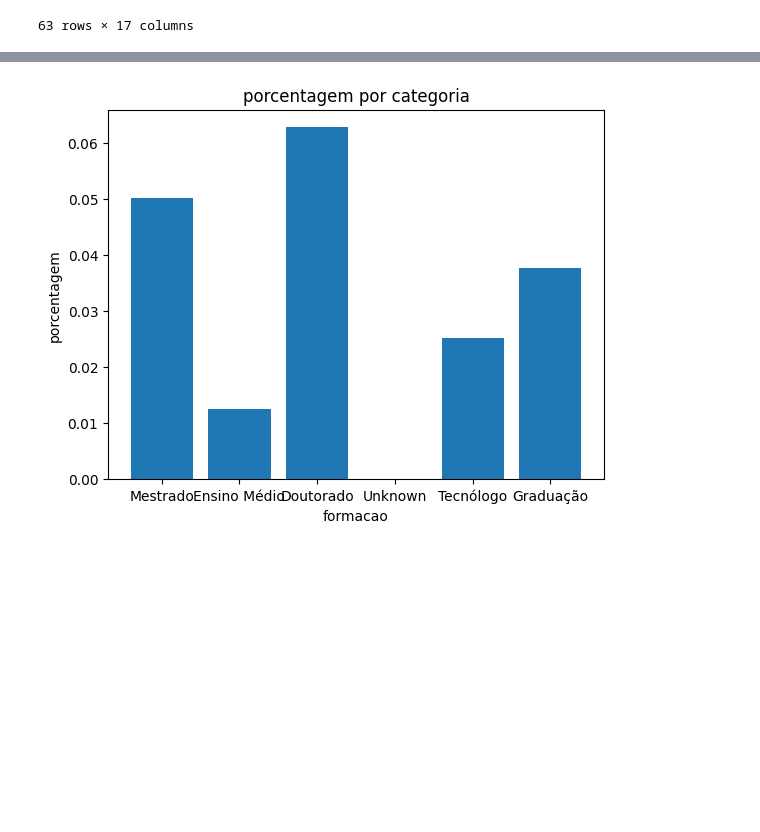
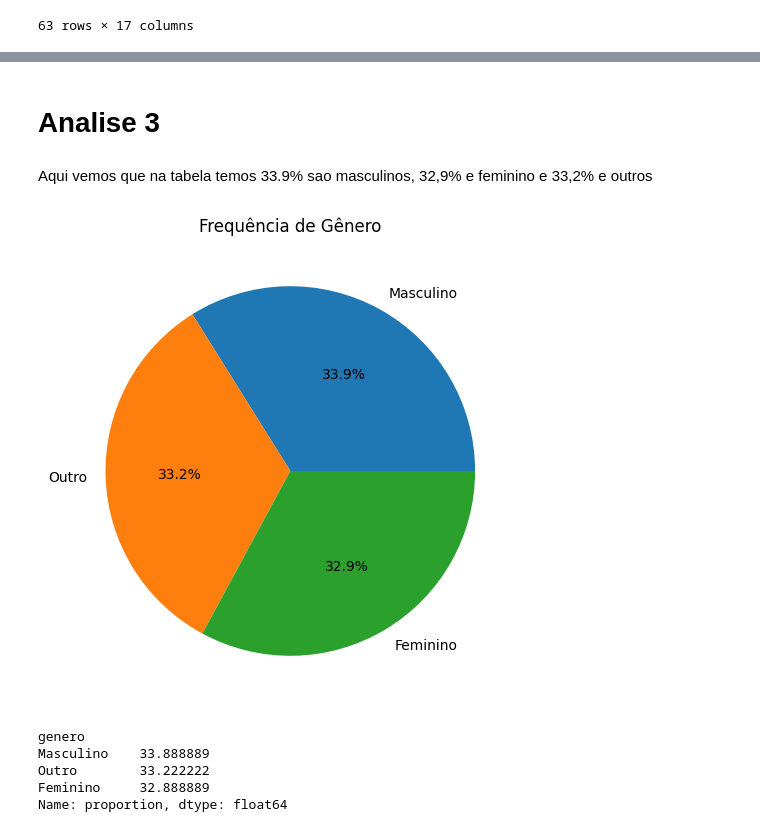
Before and after one commit to jesieldossantos/Curso-IA, a Jupyter notebook: analises/candidatos/candidatos_tecnologia.ipynb, the cells around one changed output, grey strips where cells are left out. Drawn from its saved outputs; the diff is of its cells as text; code cells hidden in the pictures; blank space fills up the shorter version.

```diff
--- a/analises/candidatos/candidatos_tecnologia.ipynb
+++ b/analises/candidatos/candidatos_tecnologia.ipynb
@@ -276,17 +298,23 @@ plt.show()
+# %% [markdown]
+# Analise 3
+# %% [markdown]
+Aqui vemos que na tabela temos 33.9% sao masculinos, 32,9% e feminino e 33,2% e outros
 # %%
-# Ensure formacao_mapping is defined
-formacao_mapping = {'Ensino Médio': 1, 'Tecnólogo': 2, 'Graduação': 3, 'Mestrado': 4, 'Doutorado': 5}
+porcentagem_genero = df_candidatos_completo['genero'].value_counts(normalize=True) * 100
+df_candidatos_completo['porcentagem_genero'] = df_candidatos_completo['genero'].map(porcentagem_genero)
+df_candidatos_completo['formacao_numerico'] = df_candidatos_completo['formacao'].map(formacao_mapping)
+df_candidatos_completo['porcentagem'] = (df_candidatos_completo['formacao_numerico'] / df_candidatos_completo['formacao_numerico'].sum()) * 100
 
-df_candidatos_completo['formacao_numerico'] = df_candidatos_completo['formacao'].map(formacao_mapping)
+plt.figure(figsize=(8, 6))
+plt.pie(frequencia_genero, labels=frequencia_genero.index, autopct='%1.1f%%')
+plt.title('Frequência de Gênero')
+plt.show()
 
-df_candidatos_completo['porcentagem'] = (df_candidatos_completo['formacao_numerico'] / df_candidatos_completo['formacao_numerico'].sum()) * 100
+print(porcentagem_genero)
+# %% [output]
+[figure, added]
+genero
+Masculino    33.888889
+Outro        33.222222
+Feminino     32.888889
+Name: proportion, dtype: float64
-# %%
-df_candidatos_completo['formacao'] = df_candidatos_completo['formacao'].fillna('Unknown')
-
-plt.bar(df_candidatos_completo['formacao'], df_candidatos_completo['porcentagem'])
-plt.xlabel('formacao')
-plt.ylabel('porcentagem')
-plt.title('porcentagem por categoria')
-plt.show()
-# %% [output]
-[figure, removed]
```
Also changed, not shown: parts of 14 cells of this notebook.
